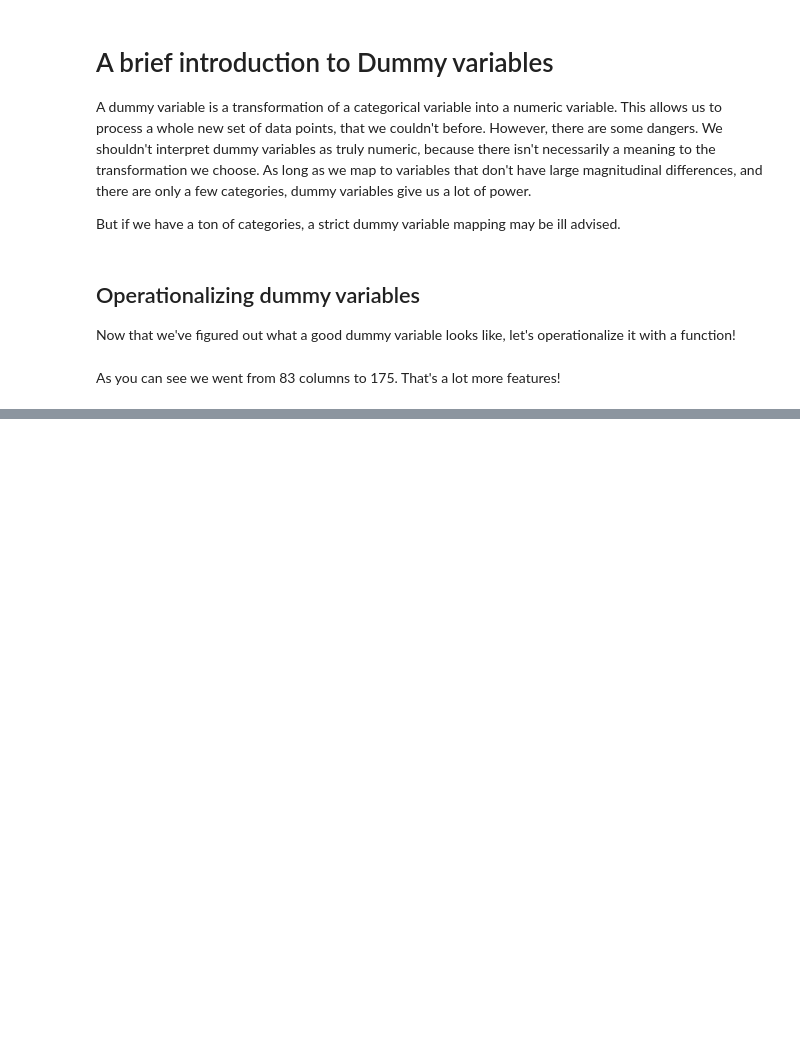
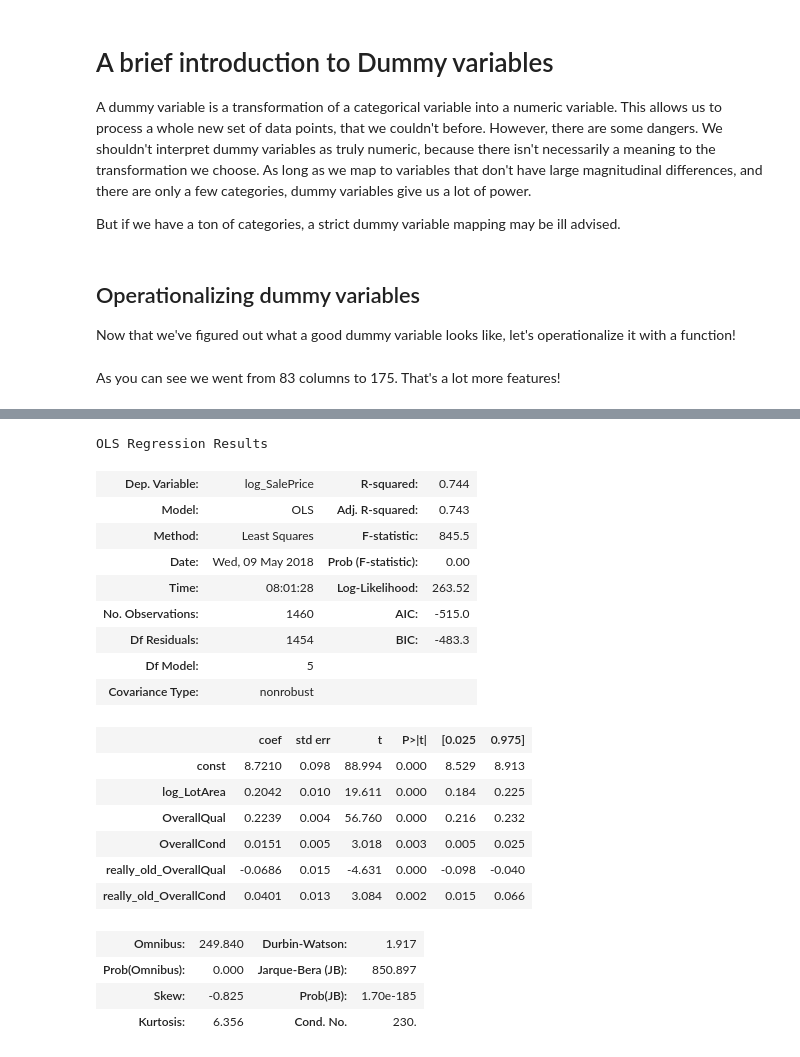
Before and after one commit to EricSchles/kaggle_housing, a Jupyter notebook: analysis_of_feature_engineering.ipynb, the cells around one changed output, grey strips where cells are left out. Cells and saved outputs as stored; diff of their text form; code cells hidden in the pictures; blank space fills up the shorter version.

```diff
--- a/analysis_of_feature_engineering.ipynb
+++ b/analysis_of_feature_engineering.ipynb
@@ -151,0 +462,41 @@ dir(model)
+# %%
+train["log_SalePrice"] = np.log(train["SalePrice"])
+train["log_LotArea"] = np.log(train["LotArea"])
+train["really_old_OverallQual"] = train["really_old"] * train["OverallQual"]
+train["really_old_OverallCond"] = train["really_old"] * train["OverallCond"]
+
+
+sale_price = train["log_SalePrice"]
+X = train[["log_LotArea",
+            "OverallQual",
+           "OverallCond",
+           "really_old_OverallQual",
+           "really_old_OverallCond"]
+         ]
+X = sm.add_constant(X)
+# %%
+model = sm.OLS(sale_price, X)
+model_results = model.fit()
+model_results.summary()
+# %% [output]
+OLS Regression Results
+| Dep. Variable: | log_SalePrice | R-squared: | 0.744 |
+| Model: | OLS | Adj. R-squared: | 0.743 |
+| Method: | Least Squares | F-statistic: | 845.5 |
+| Date: | Wed, 09 May 2018 | Prob (F-statistic): | 0.00 |
+| Time: | 08:01:28 | Log-Likelihood: | 263.52 |
+| No. Observations: | 1460 | AIC: | -515.0 |
+| Df Residuals: | 1454 | BIC: | -483.3 |
+| Df Model: | 5 |  |  |
+| Covariance Type: | nonrobust |  |  |
+|  | coef | std err | t | P>|t| | [0.025 | 0.975] |
+| const | 8.7210 | 0.098 | 88.994 | 0.000 | 8.529 | 8.913 |
+| log_LotArea | 0.2042 | 0.010 | 19.611 | 0.000 | 0.184 | 0.225 |
+| OverallQual | 0.2239 | 0.004 | 56.760 | 0.000 | 0.216 | 0.232 |
+| OverallCond | 0.0151 | 0.005 | 3.018 | 0.003 | 0.005 | 0.025 |
+| really_old_OverallQual | -0.0686 | 0.015 | -4.631 | 0.000 | -0.098 | -0.040 |
+| really_old_OverallCond | 0.0401 | 0.013 | 3.084 | 0.002 | 0.015 | 0.066 |
+| Omnibus: | 249.840 | Durbin-Watson: | 1.917 |
+| Prob(Omnibus): | 0.000 | Jarque-Bera (JB): | 850.897 |
+| Skew: | -0.825 | Prob(JB): | 1.70e-185 |
+| Kurtosis: | 6.356 | Cond. No. | 230. |
```
Also changed, not shown: parts of 33 cells of this notebook, 1 other file.
